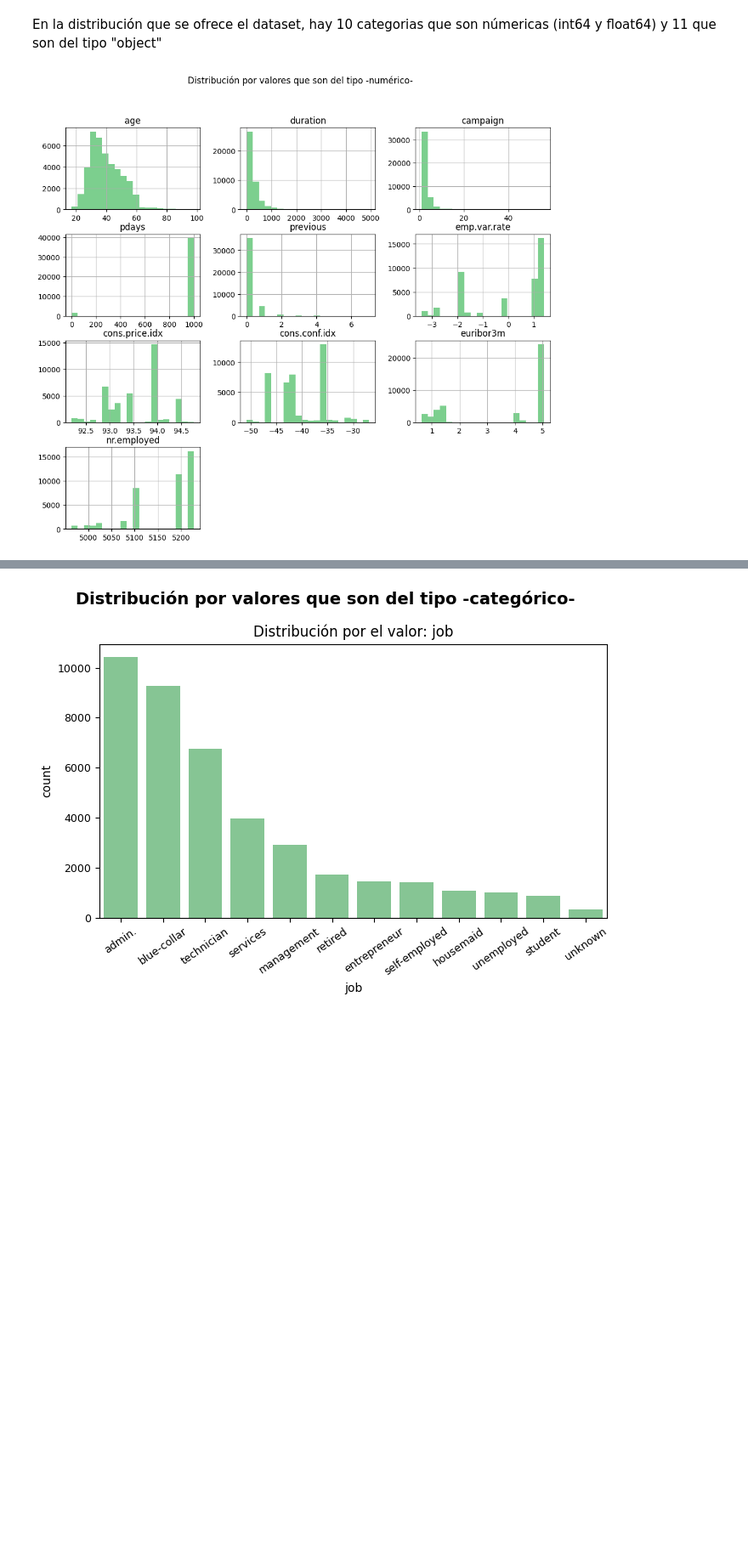
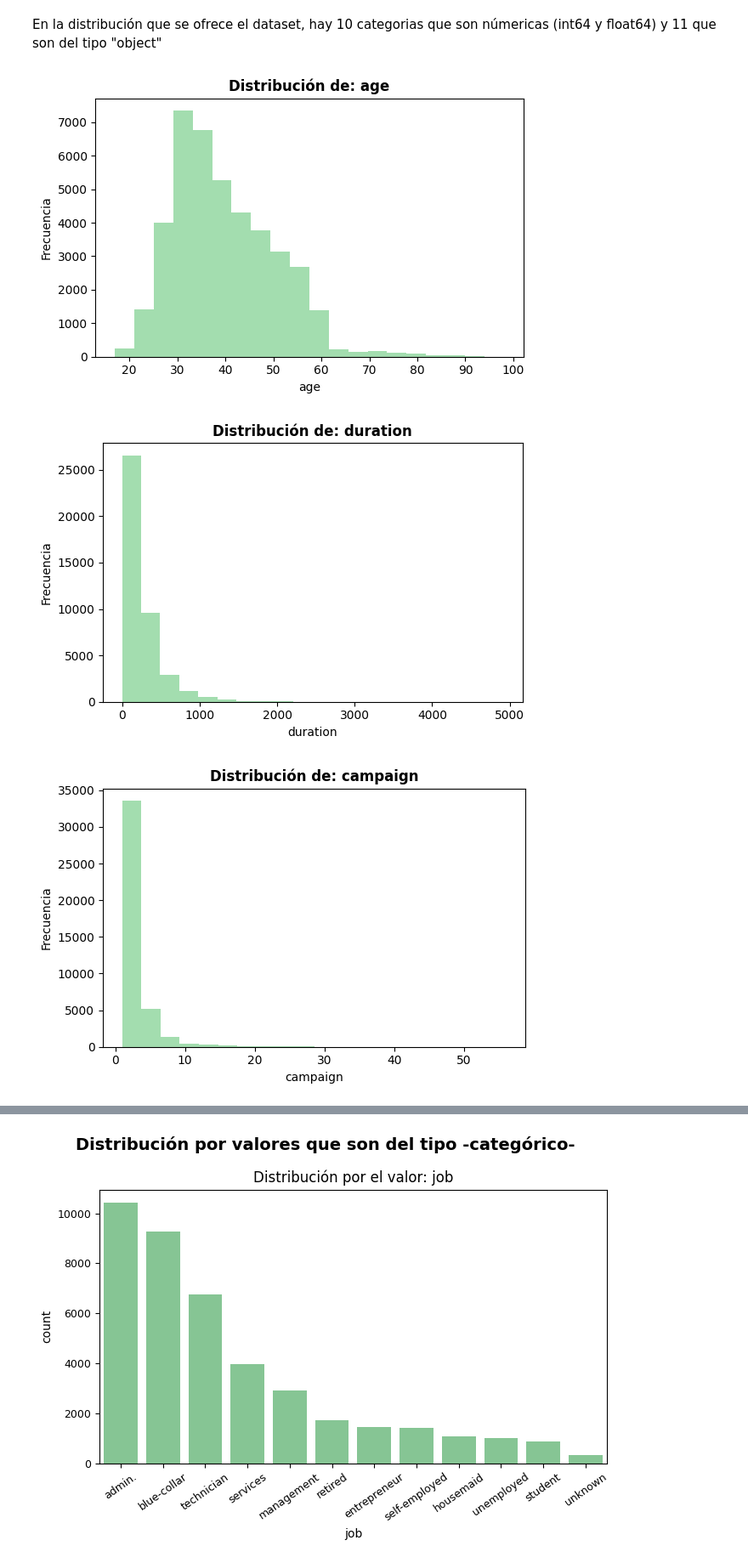
Before and after one commit to 4GeeksAcademy/Leonel_Ponce_Proyecto-de-Regresion-Logistica, a Jupyter notebook: src/explore.ipynb, the cells around one changed output, grey strips where cells are left out. Shown at 85% size. Drawn from its saved outputs; the diff is of its cells as text; code cells hidden in the pictures; blank space fills up the shorter version.

```diff
--- a/src/explore.ipynb
+++ b/src/explore.ipynb
@@ -58,10 +58,18 @@ memory usage: 6.6+ MB
 # %% [markdown]
 En la distribución que se ofrece el dataset, hay 10 categorias que son númericas (int64 y float64) y 11 que son del tipo "object"
 # %%
-#Separar los valores que son del tipo -numérico- para visualizar su distribución
+#Separamos los valores que son del tipo -numérico- para visualizar su distribución
 num_cols = df.select_dtypes(include="number").columns
-df[num_cols].hist(bins=20, figsize=(12, 10), color="#7CCF8E")
-plt.suptitle("Distribución por valores que son del tipo -numérico-")
-plt.show()
+
+for col in num_cols:
+    plt.figure(figsize=(6, 4))
+    plt.hist(df[col], bins=20, color="#7CCF8E", alpha=0.7)
+    plt.title(f"Distribución de: {col}", fontsize=12, fontweight="bold")
+    plt.xlabel(col)
+    plt.ylabel("Frecuencia")
+    plt.tight_layout()
+    plt.show()
 # %% [output]
-[figure, old version]
+[figure, new version]
+[figure, added]
+[figure, added]
```
Also changed, not shown: parts of 2 cells of this notebook.
